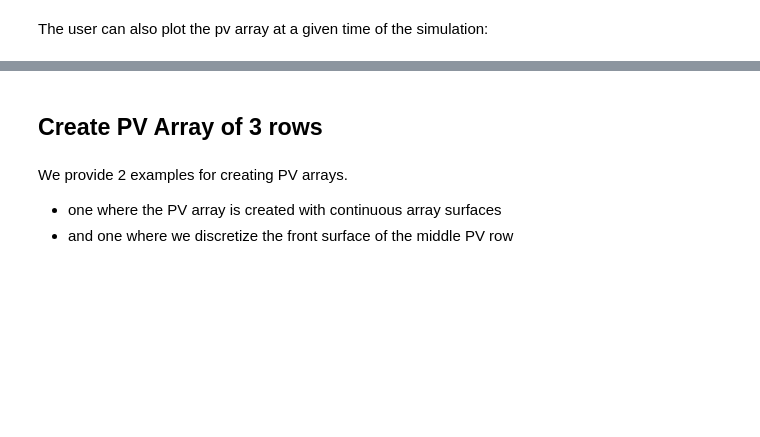
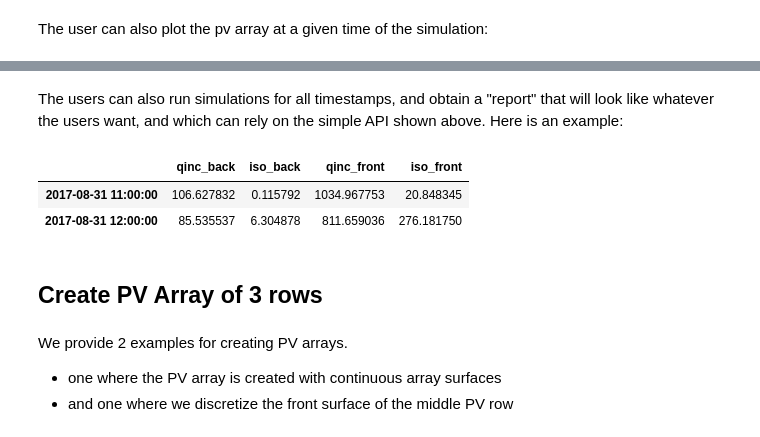
Before and after one commit to SunPower/pvfactors, a Jupyter notebook: docs/tutorials/pvfactors_demo.ipynb, the cells around one changed output, grey strips where cells are left out. Saved outputs shown, nothing was run; the diff lists cells and outputs as text; code cells hidden in the pictures; blank space fills up the shorter version.

```diff
--- a/docs/tutorials/pvfactors_demo.ipynb
+++ b/docs/tutorials/pvfactors_demo.ipynb
@@ -87,3 +89,20 @@ Notes:
+# %% [markdown]
+The users can also run simulations for all timestamps, and obtain a "report" that will look like whatever the users want, and which can rely on the simple API shown above.
+Here is an example:
+# %%
+# Create a function that will build a report
+from pvfactors.report import example_fn_build_report
+
+# Run full simulation
+report = engine.run_all_timesteps(fn_build_report=example_fn_build_report)
+
+# Print results (report is defined by report function passed by user)
+df_report = pd.DataFrame(report, index=timestamps)
+df_report
+# %% [output]
+|  | qinc_back | iso_back | qinc_front | iso_front |
+| 2017-08-31 11:00:00 | 106.627832 | 0.115792 | 1034.967753 | 20.848345 |
+| 2017-08-31 12:00:00 | 85.535537 | 6.304878 | 811.659036 | 276.181750 |
 # %% [markdown]
 ## Create PV Array of 3 rows
 # %% [markdown]
```
Also changed, not shown: parts of 13 cells of this notebook, 45 other files.
